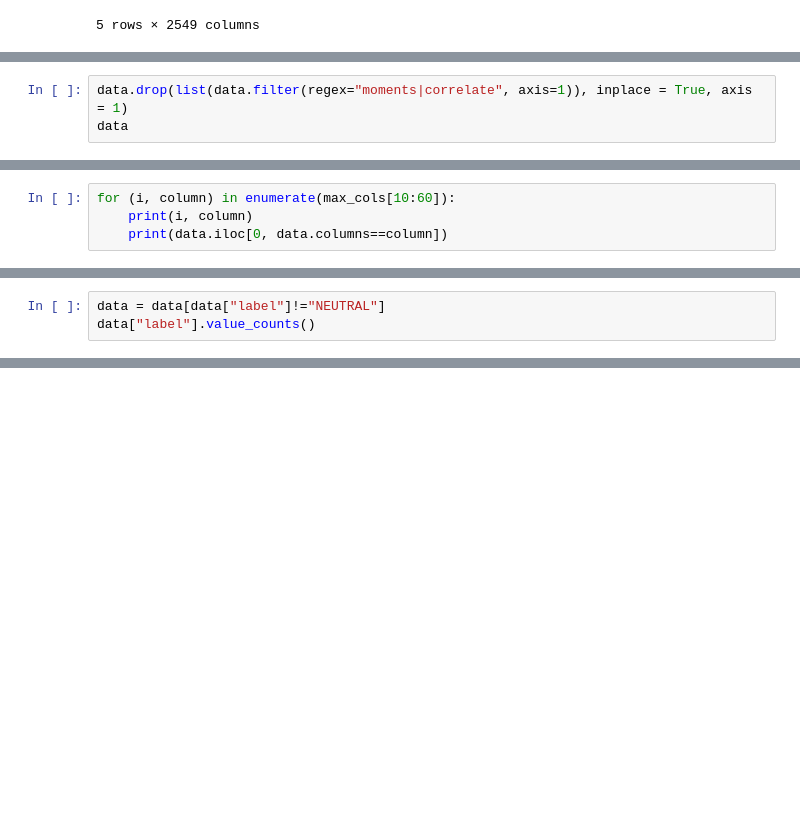
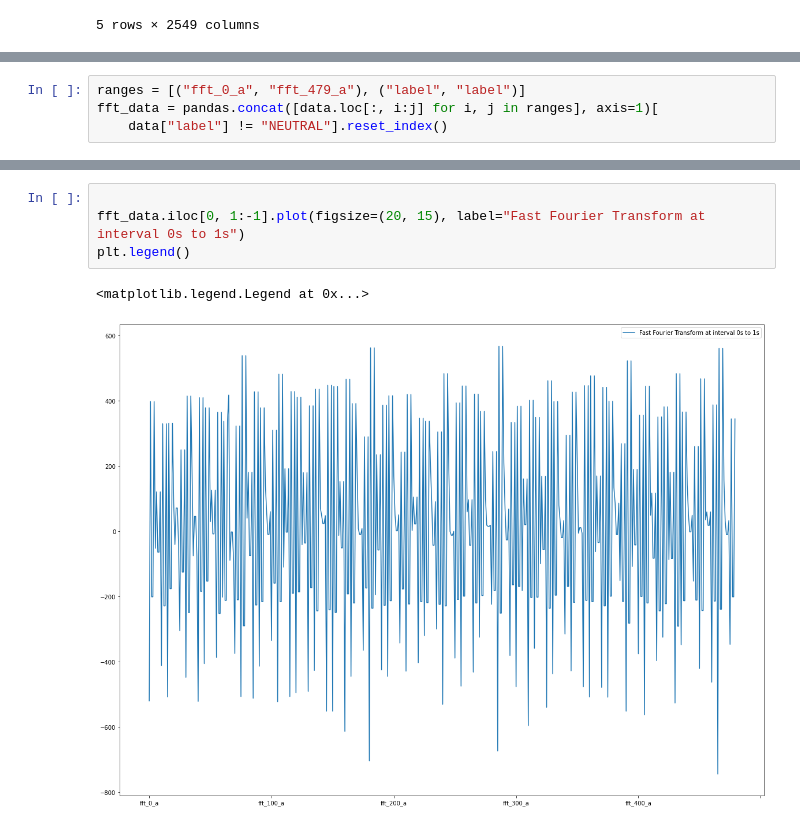
Before and after one commit to UOMDSS/workshops-2022-2023, a Jupyter notebook: semester-1/week-5-EEG-Feeling-Emotions-Logistic-Regression/notebook.ipynb, the cells around one changed output, grey strips where cells are left out. Drawn from its saved outputs; the diff is of its cells as text; blank space fills up the shorter version.

Commit message:
Add some visualization snippet

```diff
--- a/semester-1/week-5-EEG-Feeling-Emotions-Logistic-Regression/notebook.ipynb
+++ b/semester-1/week-5-EEG-Feeling-Emotions-Logistic-Regression/notebook.ipynb
@@ -31,3 +56,0 @@ for (i, column) in enumerate(max_cols[:10]):
-# %%
-data.drop(list(data.filter(regex="moments|correlate", axis=1)), inplace = True, axis = 1)
-data
@@ -37,4 +56,0 @@ plt.plot(data.columns[data.columns.str.contains("mean")], data.iloc[0, data.colu
-# %%
-for (i, column) in enumerate(max_cols[10:60]):
-    print(i, column)
-    print(data.iloc[0, data.columns==column])
@@ -45,3 +56,0 @@ data.shape
-# %%
-data = data[data["label"]!="NEUTRAL"]
-data["label"].value_counts()
@@ -51,0 +57,4 @@ Name: label, dtype: int64
+# %%
+ranges = [("fft_0_a", "fft_479_a"), ("label", "label")]
+fft_data = pandas.concat([data.loc[:, i:j] for i, j in ranges], axis=1)[
+    data["label"] != "NEUTRAL"].reset_index()
@@ -51,0 +77,7 @@ Name: label, dtype: int64
+# %%
+
+fft_data.iloc[0, 1:-1].plot(figsize=(20, 15), label="Fast Fourier Transform at interval 0s to 1s")
+plt.legend()
+# %% [output]
+<matplotlib.legend.Legend at 0x...>
+[figure, added]
```
Also changed, not shown: parts of 9 cells of this notebook, 4 other files.
